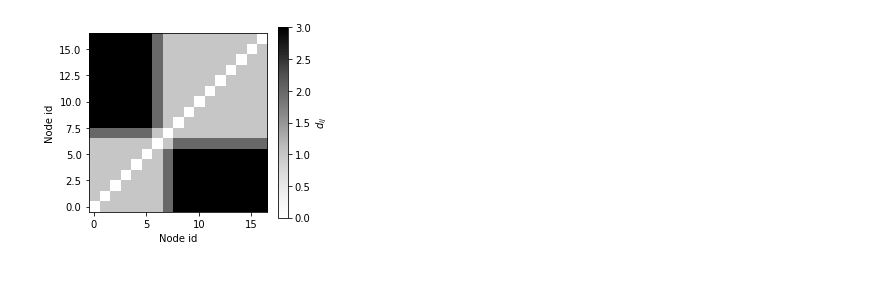
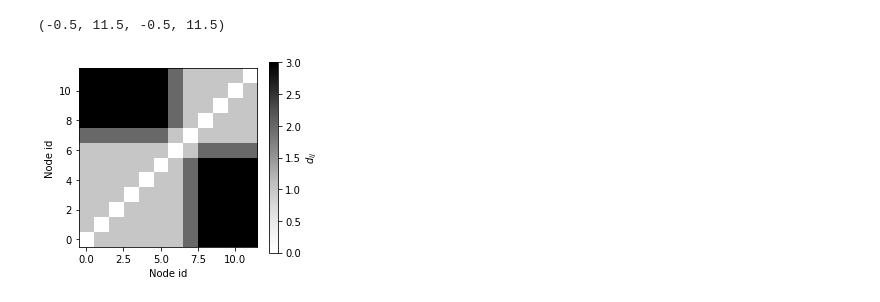
Before and after one commit to agosztolai/geometric_clustering, a Jupyter notebook: benchmark/figure_1_barbell.ipynb, the cells around one changed output. Drawn from its saved outputs; the diff is of its cells as text; code cells hidden in the pictures.

```diff
--- a/benchmark/figure_1_barbell.ipynb
+++ b/benchmark/figure_1_barbell.ipynb
@@ -1,8 +1,10 @@
 # %%
+%load_ext autoreload
+%autoreload 2
 import numpy as np
 import sys as sys
 import os as os
-from geocluster import GeoCluster
+import geocluster as gc
 from graph_library import generate_barbell_asy, assign_graph_metadata
 import networkx as nx
 import scipy as sc
@@ -11,20 +13,18 @@ import matplotlib.gridspec as gridspec
 from matplotlib.animation import FFMpegWriter
 
 #Generate graph
-graph,_ = generate_barbell_asy()
+graph,_ = generate_barbell_asy(params = {'m1': 7, 'm2': 5})
 
 # initialise the code with parameters and graph
 graph.graph['name'] = 'barbell_asy'
 pos = nx.spring_layout(graph, weight='weight')
+pos = [pos[i] for i in range(len(pos))]
 graph = assign_graph_metadata(graph, pos=pos)
 
-# initialise the code with parameters and graph
-gc = GeoCluster(graph, T=np.logspace(-2., 3., 20), cutoff=1., use_spectral_gap = False)
+times = np.logspace(-2., 3., 20)
+params = {'n_workers': 1, 'GPU': False, 'lambda': 0,
+          'with_weights': False, 'cutoff': 1.-1e-8, 'use_spectral_gap': False}
 
-#Compute the OR curvatures are all the times
-gc.compute_OR_curvatures()
-gc.pos = [pos[i] for i in range(len(pos))]
-
-#Save results for later analysis
-gc.save_curvature()
+#Compute the OR curvatures
+kappas = gc.compute_curvatures(graph, times, params, disable=True)
 # %% [output]
@@ -74,23 +33,29 @@ compute K
 # %%
 i = 6
 j = 7
 
+from scipy.sparse.csgraph import floyd_warshall
+
+A = nx.adjacency_matrix(graph, weight="weight")
+dist = floyd_warshall(A, directed=True, unweighted=False)
+
 plt.figure(figsize=(4,3.5))
-plt.imshow(gc.dist,aspect='auto', origin='auto',cmap='Greys')
+plt.imshow(dist,aspect='auto', origin='auto',cmap='Greys')
 
 ax1 = plt.gca()
 #ax1.axvline(i, c='C0',lw=3,ls='--')
 #ax1.axhline(i, c='C0',lw=3,ls='--')
 #ax1.axvline(j, c='C1',lw=3,ls='--')
 #ax1.axhline(j, c='C1',lw=3,ls='--')
 ax1.set_xlabel('Node id')
 ax1.set_ylabel('Node id')
 plt.colorbar(label=r'$d_{ij}$')
 plt.axis('square')
 
-plt.savefig('distance.svg', bbox_inches='tight')
+#plt.savefig('distance.svg', bbox_inches='tight')
 # %% [output]
+(-0.5, 11.5, -0.5, 11.5)
-[figure, old version]
+[figure, new version]
 # %%
 # compute all neighbourhood densities
 def mx_comp(L, T, cutoff, i):
```
Also changed, not shown: parts of 6 cells of this notebook, 54 other files.
